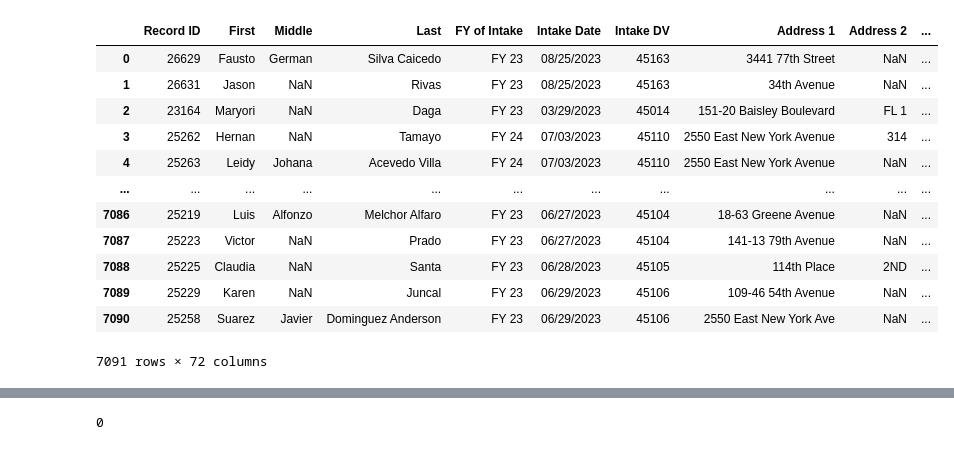
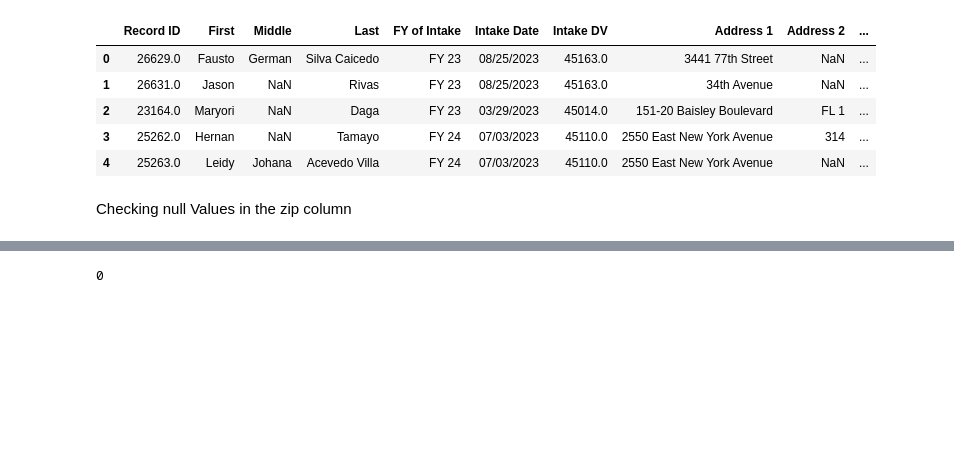
Before and after one commit to henrycastillome/ciana, a Jupyter notebook: backend/data.ipynb, the cells around one changed output, grey strips where cells are left out. Cells and saved outputs as stored; diff of their text form; code cells hidden in the pictures; blank space fills up the shorter version.

Commit message:
data

```diff
--- a/backend/data.ipynb
+++ b/backend/data.ipynb
@@ -9,27 +9,22 @@ from geopy.extra.rate_limiter import RateLimiter
 pd.set_option('display.max_rows', 500)
 pd.set_option('display.max_columns', 500)
 # %%
-excel_file = '/Users/henrycastillomelo/Documents/CianaData/CIANA_Stats-24.05.31.xlsx'
+excel_file = '/Users/henrycastillomelo/Downloads/CIANA Stats - 24.06.30.xlsx'
 
 sheet_name = 'All Clients'
 
 df= pd.read_excel(excel_file, sheet_name=sheet_name)
 
-df
+df.head()
 # %% [output]
 |  | Record ID | First | Middle | Last | FY of Intake | Intake Date | Intake DV | Address 1 | Address 2 | ... |
-| 0 | 26629 | Fausto | German | Silva Caicedo | FY 23 | 08/25/2023 | 45163 | 3441 77th Street | NaN | ... |
-| 1 | 26631 | Jason | NaN | Rivas | FY 23 | 08/25/2023 | 45163 | 34th Avenue | NaN | ... |
-| 2 | 23164 | Maryori | NaN | Daga | FY 23 | 03/29/2023 | 45014 | 151-20 Baisley Boulevard | FL 1 | ... |
-| 3 | 25262 | Hernan | NaN | Tamayo | FY 24 | 07/03/2023 | 45110 | 2550 East New York Avenue | 314 | ... |
-| 4 | 25263 | Leidy | Johana | Acevedo Villa | FY 24 | 07/03/2023 | 45110 | 2550 East New York Avenue | NaN | ... |
-| ... | ... | ... | ... | ... | ... | ... | ... | ... | ... | ... |
-| 7086 | 25219 | Luis | Alfonzo | Melchor Alfaro | FY 23 | 06/27/2023 | 45104 | 18-63 Greene Avenue | NaN | ... |
-| 7087 | 25223 | Victor | NaN | Prado | FY 23 | 06/27/2023 | 45104 | 141-13 79th Avenue | NaN | ... |
-| 7088 | 25225 | Claudia | NaN | Santa | FY 23 | 06/28/2023 | 45105 | 114th Place | 2ND | ... |
-| 7089 | 25229 | Karen | NaN | Juncal | FY 23 | 06/29/2023 | 45106 | 109-46 54th Avenue | NaN | ... |
-| 7090 | 25258 | Suarez | Javier | Dominguez Anderson | FY 23 | 06/29/2023 | 45106 | 2550 East New York Ave | NaN | ... |
+| 0 | 26629.0 | Fausto | German | Silva Caicedo | FY 23 | 08/25/2023 | 45163.0 | 3441 77th Street | NaN | ... |
+| 1 | 26631.0 | Jason | NaN | Rivas | FY 23 | 08/25/2023 | 45163.0 | 34th Avenue | NaN | ... |
+| 2 | 23164.0 | Maryori | NaN | Daga | FY 23 | 03/29/2023 | 45014.0 | 151-20 Baisley Boulevard | FL 1 | ... |
+| 3 | 25262.0 | Hernan | NaN | Tamayo | FY 24 | 07/03/2023 | 45110.0 | 2550 East New York Avenue | 314 | ... |
+| 4 | 25263.0 | Leidy | Johana | Acevedo Villa | FY 24 | 07/03/2023 | 45110.0 | 2550 East New York Avenue | NaN | ... |
-7091 rows × 72 columns
+# %% [markdown]
+<p>Checking null Values in the zip column </p>
 # %%
 df[df['Zip'].isnull()]
 # %% [output]
```
Also changed, not shown: parts of 84 cells of this notebook, 8 other files.
